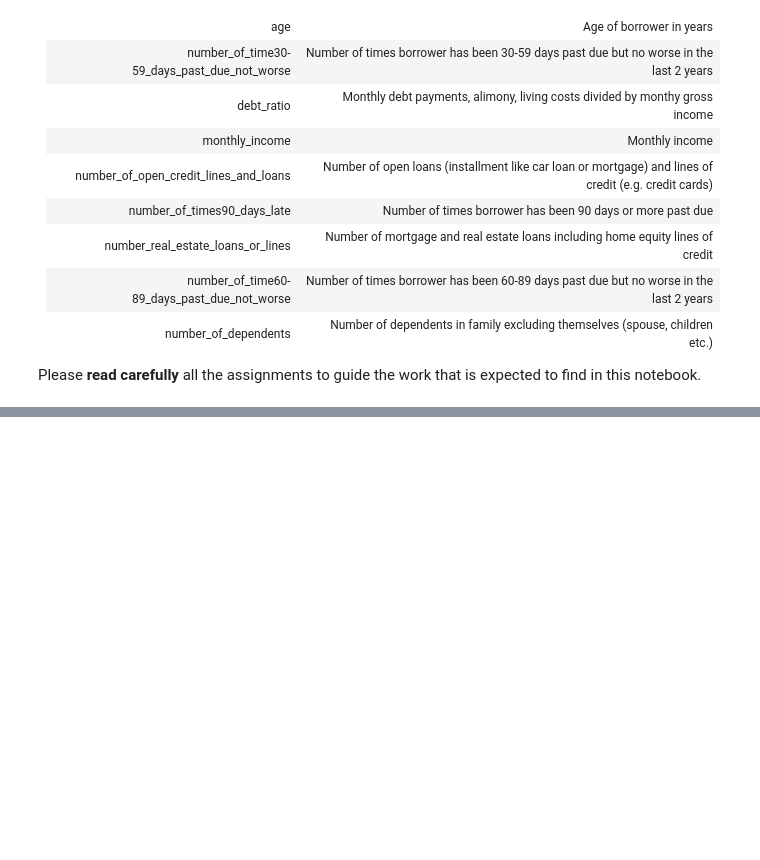
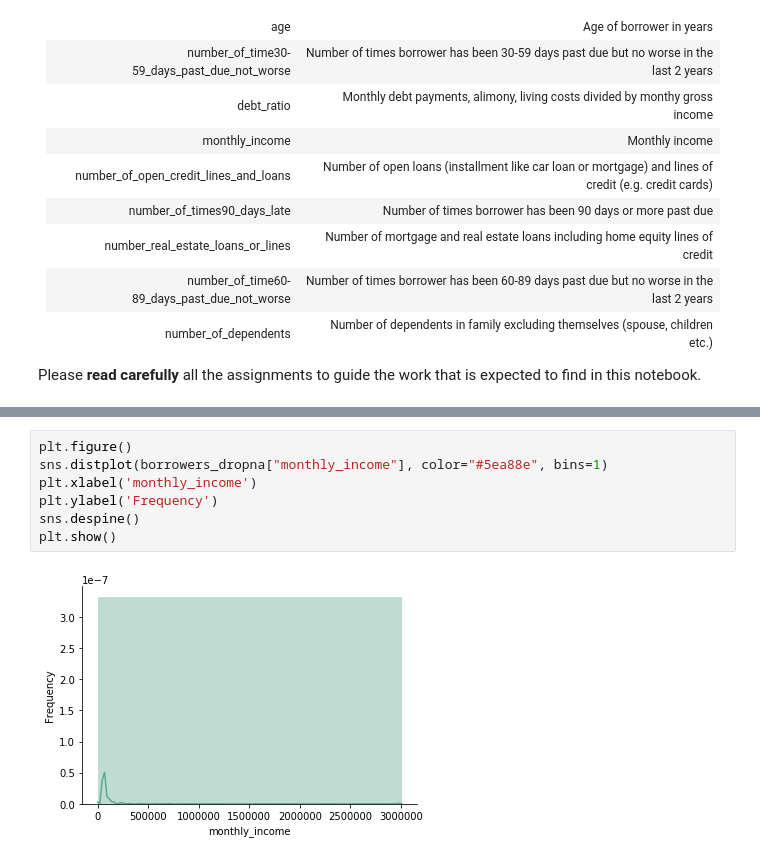
Before and after one commit to yaninaiberra/Fligoo_EDA, a Jupyter notebook: Fligoo_TechInterview_Credit.ipynb, the cells around one changed output, grey strips where cells are left out. Saved outputs shown, nothing was run; the diff lists cells and outputs as text; blank space fills up the shorter version.

```diff
--- a/Fligoo_TechInterview_Credit.ipynb
+++ b/Fligoo_TechInterview_Credit.ipynb
@@ -72,0 +381,9 @@ Once you complete the assessment, please send a ZIP file of the folder with all
+# %%
+plt.figure()
+sns.distplot(borrowers_dropna["monthly_income"], color="#5ea88e", bins=1)
+plt.xlabel('monthly_income')
+plt.ylabel('Frequency')
+sns.despine()
+plt.show()
+# %% [output]
+[figure, added]
```
Also changed, not shown: parts of 58 cells of this notebook.
